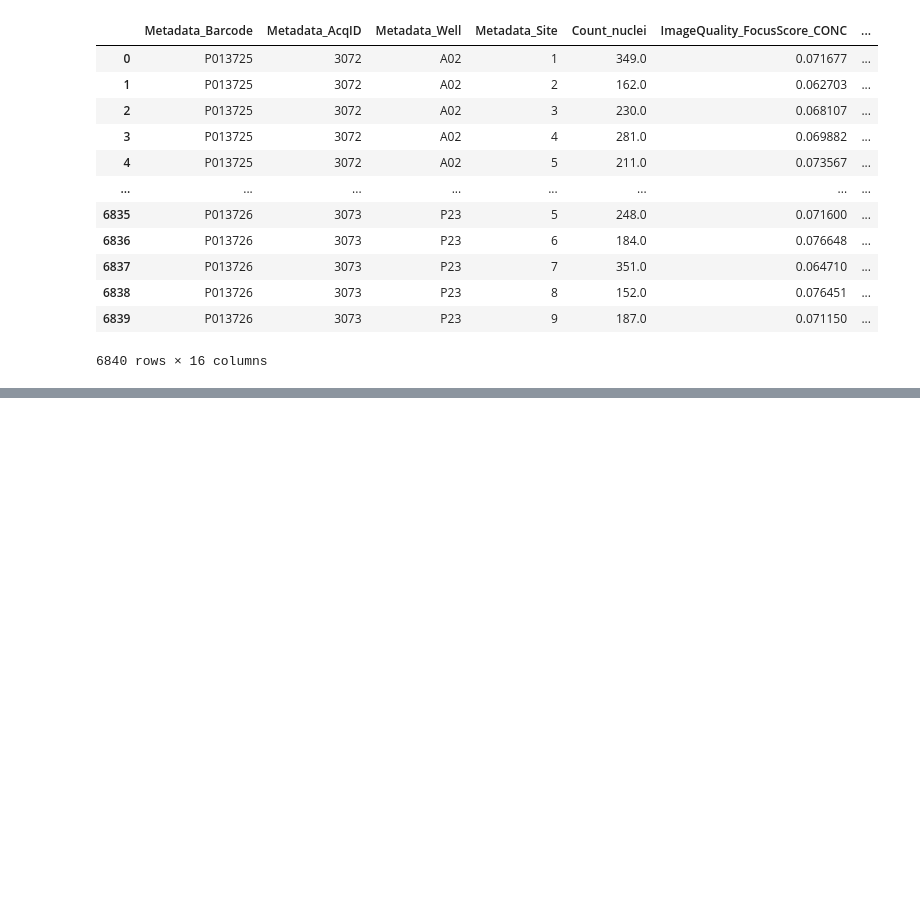
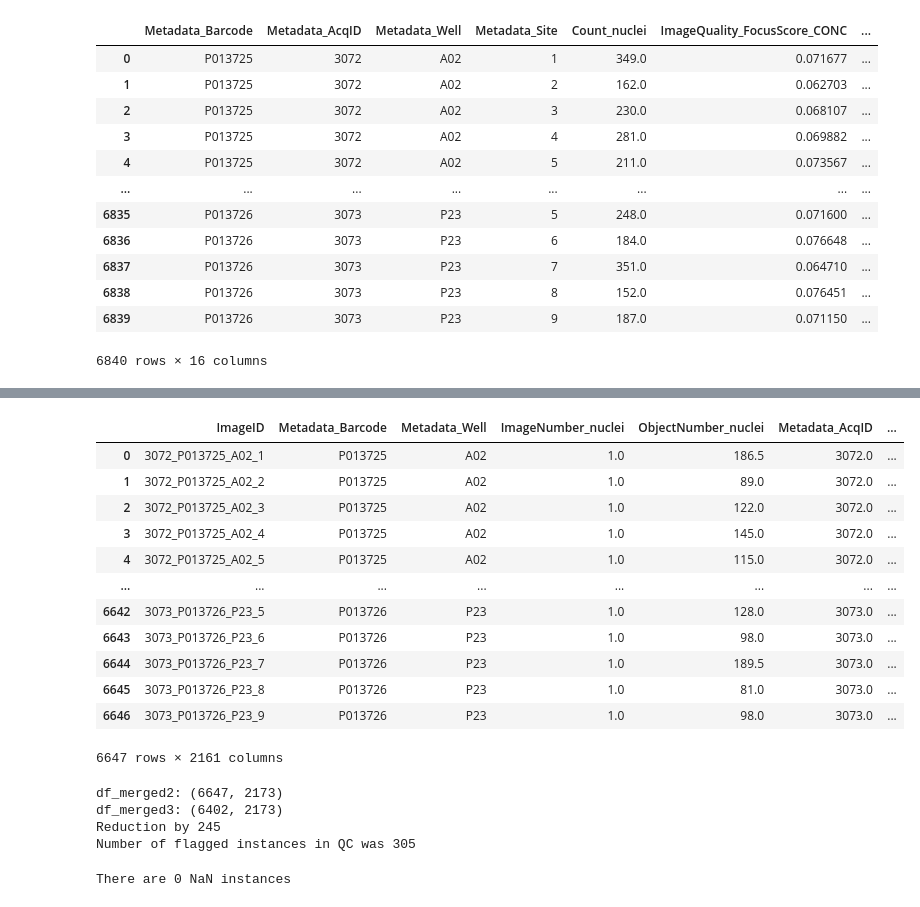
Before and after one commit to pharmbio/pharmbio_package, a Jupyter notebook: test_pandas.ipynb, the cells around one changed output, grey strips where cells are left out. Drawn from its saved outputs; the diff is of its cells as text; code cells hidden in the pictures; blank space fills up the shorter version.

```diff
--- a/test_pandas.ipynb
+++ b/test_pandas.ipynb
@@ -636,0 +907,7 @@ df_flags
+# %%
+df_merged['compound'] = df_merged['batchid']
+df_merged['concentration'] = df_merged['cmpd_conc']
+
+unique_comp_initial = df_merged.compound.unique()
+print("Number of unique compounds", len(unique_comp_initial))
+unique_comp_initial
@@ -636,0 +935,37 @@ df_flags
+# %%
+df_merged.dropna(subset = ['compound'], inplace=True)
+df_merged.reset_index(drop=True, inplace=True)
+df_merged
+# %% [output]
+|  | ImageID | Metadata_Barcode | Metadata_Well | ImageNumber_nuclei | ObjectNumber_nuclei | Metadata_AcqID | ... |
+| 0 | 3072_P013725_A02_1 | P013725 | A02 | 1.0 | 186.5 | 3072.0 | ... |
+| 1 | 3072_P013725_A02_2 | P013725 | A02 | 1.0 | 89.0 | 3072.0 | ... |
+| 2 | 3072_P013725_A02_3 | P013725 | A02 | 1.0 | 122.0 | 3072.0 | ... |
+| 3 | 3072_P013725_A02_4 | P013725 | A02 | 1.0 | 145.0 | 3072.0 | ... |
+| 4 | 3072_P013725_A02_5 | P013725 | A02 | 1.0 | 115.0 | 3072.0 | ... |
+| ... | ... | ... | ... | ... | ... | ... | ... |
+| 6642 | 3073_P013726_P23_5 | P013726 | P23 | 1.0 | 128.0 | 3073.0 | ... |
+| 6643 | 3073_P013726_P23_6 | P013726 | P23 | 1.0 | 98.0 | 3073.0 | ... |
+| 6644 | 3073_P013726_P23_7 | P013726 | P23 | 1.0 | 189.5 | 3073.0 | ... |
+| 6645 | 3073_P013726_P23_8 | P013726 | P23 | 1.0 | 81.0 | 3073.0 | ... |
+| 6646 | 3073_P013726_P23_9 | P013726 | P23 | 1.0 | 98.0 | 3073.0 | ... |
+6647 rows × 2161 columns
+# %%
+df_merged2 = df_merged.merge(df_flags, left_on = ['Metadata_AcqID', 'Metadata_Barcode', 'Metadata_Well', 'Metadata_Site'], right_on = ['Metadata_AcqID', 'Metadata_Barcode', 'Metadata_Well', 'Metadata_Site'], how = 'left')
+print("df_merged2:", df_merged2.shape)
+
+df_merged3 = df_merged2[df_merged2['Total'] == 0 ].copy()
+print("df_merged3:", df_merged3.shape)
+
+print("Reduction by", (len(df_merged2))-(len(df_merged3)) )
+print("Number of flagged instances in QC was", len(df_flags[df_flags['Total'] == 1]))
+# %% [output]
+df_merged2: (6647, 2173)
+df_merged3: (6402, 2173)
+Reduction by 245
+Number of flagged instances in QC was 305
+# %%
+df_merged3_nan = df_merged3[df_merged3['Total'].isnull() ]
+print("There are", len(df_merged3_nan), "NaN instances")
+# %% [output]
+There are 0 NaN instances
```
Also changed, not shown: parts of 17 cells of this notebook.
